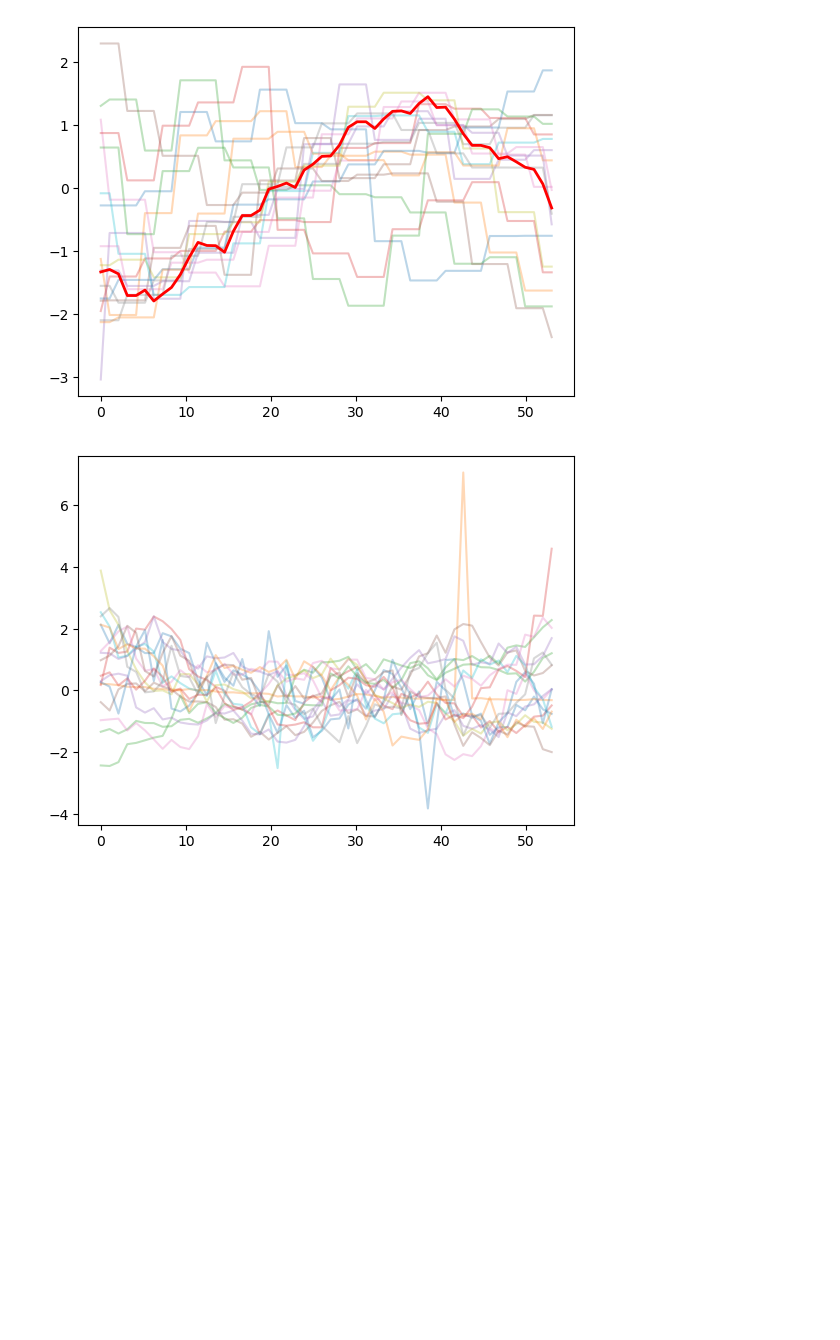
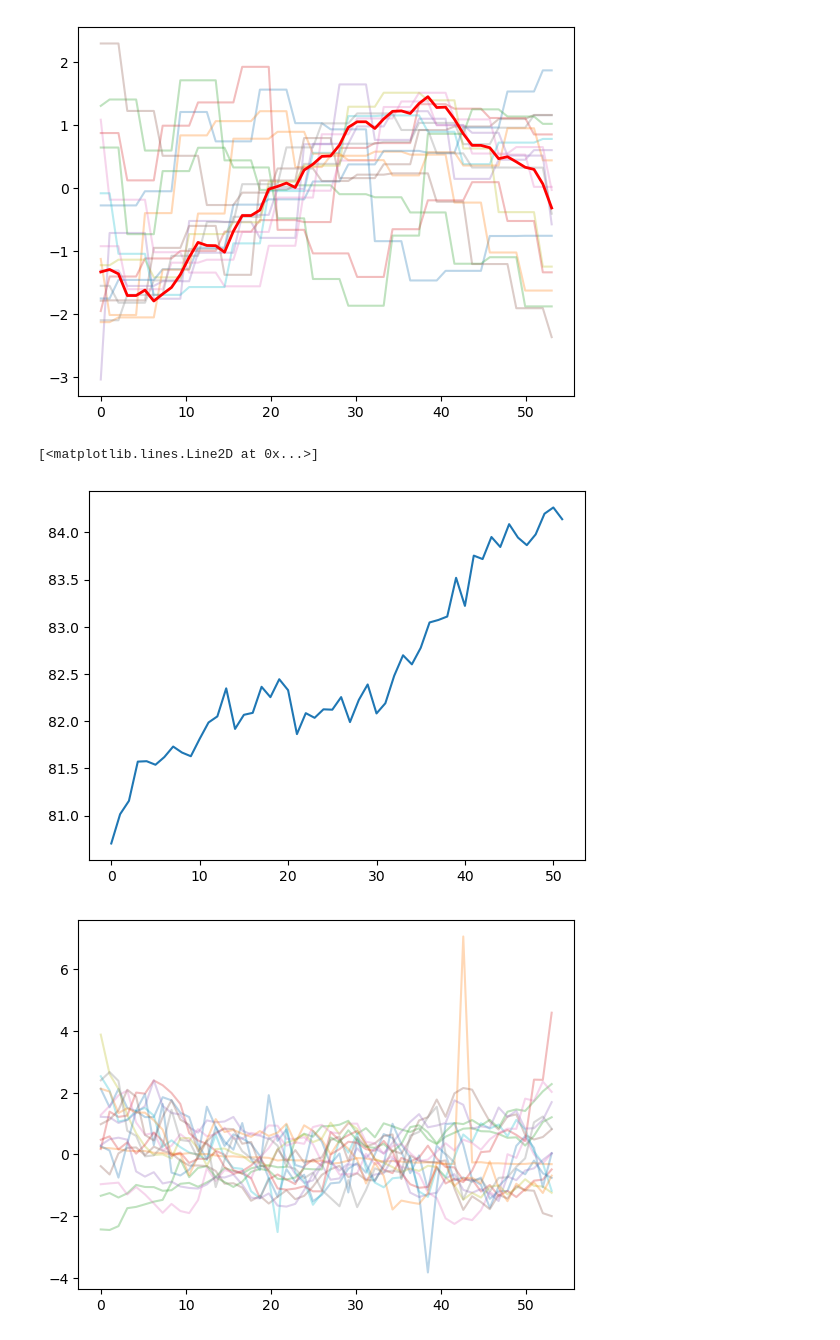
Before and after one commit to DataJakob/DT8807-Advanced-Topics-in-Deep-Learning, a Jupyter notebook: Exploratory_Data_Analysis.ipynb, the cells around one changed output. Drawn from its saved outputs; the diff is of its cells as text; code cells hidden in the pictures; blank space fills up the shorter version.

```diff
--- a/Exploratory_Data_Analysis.ipynb
+++ b/Exploratory_Data_Analysis.ipynb
@@ -170,7 +184,55 @@ def annual_data(X, column=None):
+# %%
+rng = np.random.default_rng()
+# %%
+def ohrenstein_uhlenbeck_process():
+    X0 = 83.2 + 1.92*-1.3
+    oup = [X0]
+    mr_level =  83.2*1.92*1
+    mr_rate = 0.001
+
+    for i in range(0,52,1):
+        alfa = mr_rate * (mr_level - oup[i])
+        vol =  0.024* (oup[i]* rng.normal())
+        new_X = alfa + vol + oup[i]
+        oup.append(new_X)
+
+    return oup
+
+def wiener_process():
+    vol_dep = (np.array(np.linspace(-4,4,52))**2)/15
+    X0 = 83.2 + 1.92*-1.3
+    wp = [X0]
+    sig = 0.024
+    for i in range(0,52,1):
+        sel = rng.normal() * vol_dep[i] * sig * wp[i] + wp[i]
+        wp.append(sel)
+    return wp
+# %%
+def sto_cal_simulations(func):
+    all  = []
+    for i in range(0,100,1):
+        all.append(func())
+
+    mean = []
+    for i in range(0,52,1):
+        b = []
+        for j in range(0,100,1):
+            sel = all[j][i]
+            b.append(sel)
+        mean.append(np.mean(b))
+    return [all, mean]
+# %%
+oup = sto_cal_simulations(ohrenstein_uhlenbeck_process)
+wp = sto_cal_simulations(wiener_process)
 # %%
 annual_data(df, column='Food_index')
 # %% [output]
 [figure]
+# %%
+plt.plot(oup[1])
+# %% [output]
+[<matplotlib.lines.Line2D at 0x...>]
+[figure, added]
 # %%
 annual_data(df, column='FX_EURONOK')
 # %% [output]
```
Also changed, not shown: parts of 6 cells of this notebook, 35 other files.
